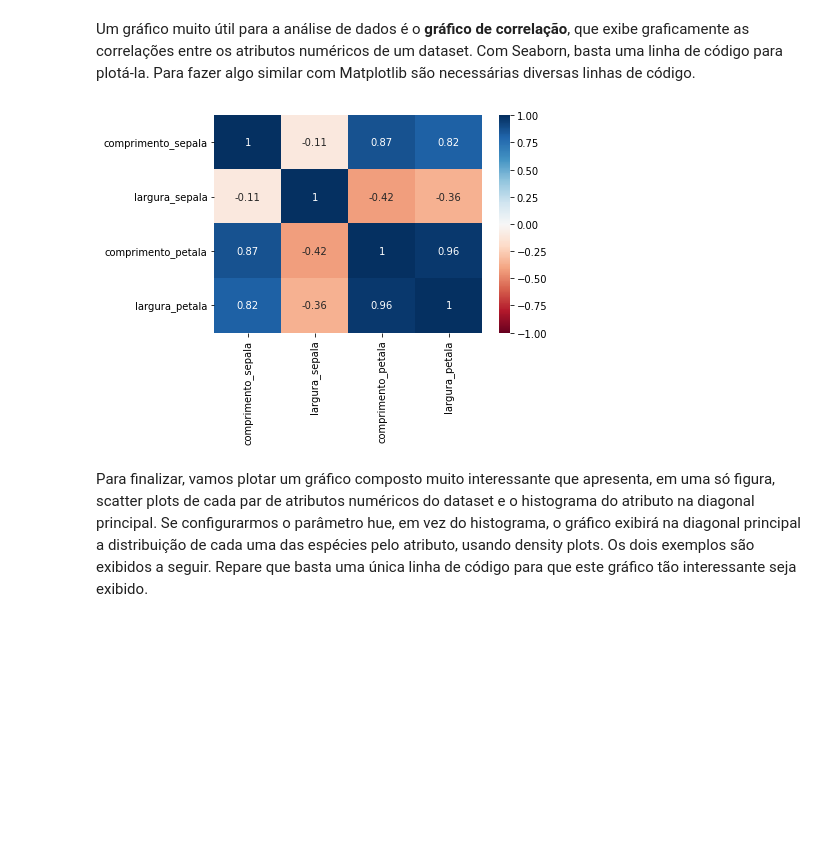
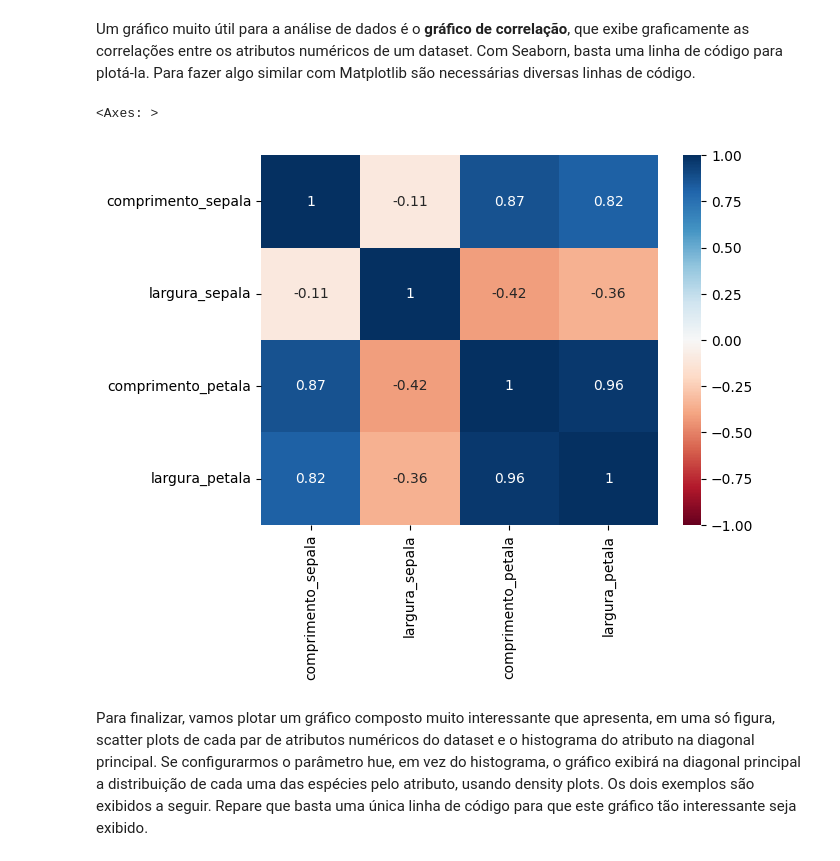
Before and after one commit to dipucriodigital/ciencia-de-dados-e-analytics, a Jupyter notebook: analise-exploratoria-pre-processamento-de-dados/AEPD_Aula2a.ipynb, the cells around one changed output. Saved outputs shown, nothing was run; the diff lists cells and outputs as text; code cells hidden in the pictures; blank space fills up the shorter version.

```diff
--- a/analise-exploratoria-pre-processamento-de-dados/AEPD_Aula2a.ipynb
+++ b/analise-exploratoria-pre-processamento-de-dados/AEPD_Aula2a.ipynb
@@ -445,10 +449,17 @@ sns.boxplot(x=iris['comprimento_sepala']);
 # %% [markdown]
 Um gráfico muito útil para a análise de dados é o **gráfico de correlação**, que exibe graficamente as correlações entre os atributos numéricos de um dataset. Com Seaborn, basta uma linha de código para plotá-la. Para fazer algo similar com Matplotlib são necessárias diversas linhas de código.
-# %%
-# gráfico de correlação com Seaborn
-sns.heatmap(iris.corr(), annot=True, cmap='RdBu', vmin=-1, vmax=1);
-# %% [output]
-[figure, removed]
+# %%
+# gráfico de correlação com Seaborn
+
+# Código original da aula, contém erros pois o .corr() só funciona com colunas numéricas e
+# tentar aplicar corr() diretamente pode causar erro dependendo da versão do pandas ou seaborn.
+# sns.heatmap(iris.corr(), annot=True, cmap='RdBu', vmin=-1, vmax=1);
+
+# Novo código que funciona
+sns.heatmap(iris.select_dtypes(include='number').corr(), annot=True, cmap='RdBu', vmin=-1, vmax=1)
+# %% [output]
+<Axes: >
+[figure, added]
 # %% [markdown]
 Para finalizar, vamos plotar um gráfico composto muito interessante que apresenta, em uma só figura, scatter plots de cada par de atributos numéricos do dataset e o histograma do atributo na diagonal principal. Se configurarmos o parâmetro hue, em vez do histograma, o gráfico exibirá na diagonal principal a distribuição de cada uma das espécies pelo atributo, usando density plots. Os dois exemplos são exibidos a seguir. Repare que basta uma única linha de código para que este gráfico tão interessante seja exibido.
 # %%
```
Also changed, not shown: parts of 23 cells of this notebook.
